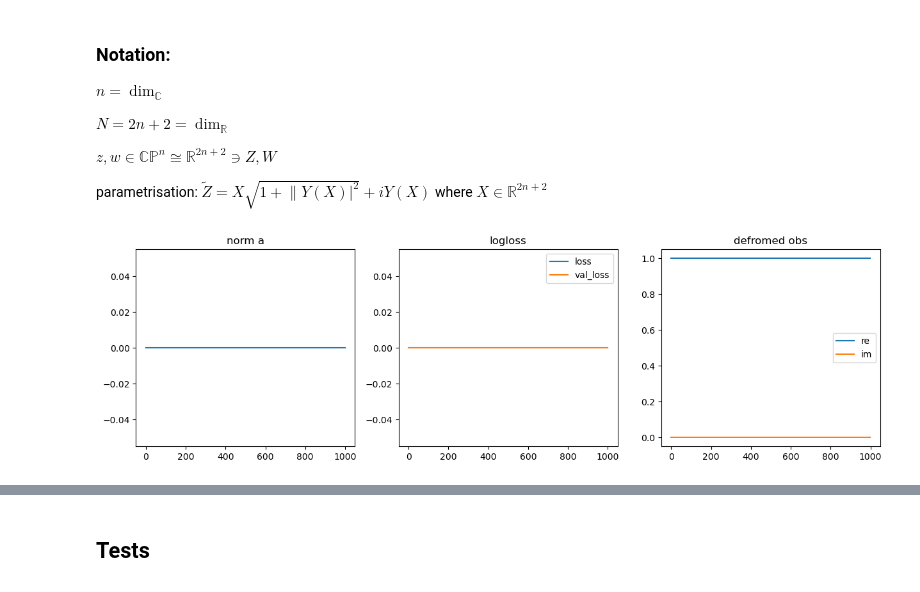
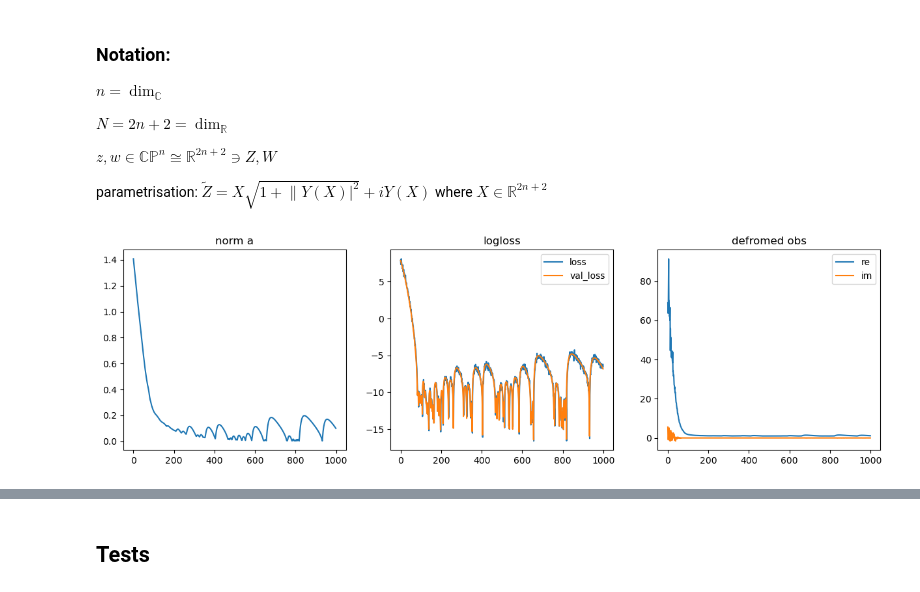
Before and after one commit to dHuberYoumans/CPNStN, a Jupyter notebook: toy_model/toy_model.ipynb, the cells around one changed output, grey strips where cells are left out. Cells and saved outputs as stored; diff of their text form; code cells hidden in the pictures.

Commit message:
update deformization model
implementation of constnat deformation (constructing Omega is now compatible with batching)

```diff
--- a/toy_model/toy_model.ipynb
+++ b/toy_model/toy_model.ipynb
@@ -841,6 +841,21 @@ $N = 2n + 2 = \dim_{\mathbb{R}}$
 $z, w \in \mathbb{CP}^n \cong \mathbb{R}^{2n + 2} \ni Z, W$
 
 parametrisation: $\tilde Z = X \sqrt{1 + \lVert Y(X)\rvert^2} + i Y(X)$ where $X \in \mathbb{R}^{2n + 2}$
+# %%
+def blkdiag(arrs:list) -> torch.tensor:
+    # make sure broadcasting works!
+    # first element in arrs should be
+    shapes = torch.tensor([i.shape for i in arrs])
+    out = torch.zeros(list(shapes[0,:-2])+[shapes[:,-1].sum() , shapes[:, -2].sum()])
+    r, c = 0, 0
+
+    for i, idx in enumerate(shapes):
+        rr, cc = idx[-2], idx[-1]
+        out[...,r:r + rr, c:c + cc] = arrs[i]
+        r += rr
+        c += cc
+
+    return out
 # %%
 # SDG OPTIMIZATION
 class ZeroDModel(nn.Module):
@@ -988,13 +1024,17 @@ class ZeroDModel(nn.Module):
 
 # SET HYPERPARAMETERS
 beta = 1.0
-alpha = 1e-3
+alpha = 1e-2
 
 # SET PARAMETERS
-a = 0.0*torch.randn(*phi.shape[1:]) # 2 deform params
+# a = 0.1*torch.randn(*phi.shape[1:]) # deform params linear
+# deformation = 'linear'
+
+a = torch.randn(phi.shape[-3],phi.shape[-2]//2,phi.shape[-1])
+deformation = 'constant'
 
 # SETUP MODEL
-model = ZeroDModel(dim_C=n,observable=lambda x: 1.0,deformation='linear',deformation_param=a,beta=beta)
+model = ZeroDModel(dim_C=n,observable=lambda x: 1.0,deformation=deformation,deformation_param=a,beta=beta)
 optimizer = optim.Adam(model.parameters(),lr=alpha)
 
 # TRAIN-VALIDATION-SPLIT
@@ -1027,38 +1067,36 @@ for epoch in tqdm(range(epochs)):
 
     # TRAIN
     deformed_obs = model(samples=phi_train[minibatch])
-    loss_train =loss_fct(deformed_obs)
+    loss_train = loss_fct(deformed_obs)
     loss_train.backward()
 
     with torch.no_grad():
         observable.append(grab(deformed_obs).mean())
 
     optimizer.step()
 
     # VALIDATION
     with torch.no_grad():
         deformed_obs_val = model(samples=phi_val)
         loss_val = loss_fct(deformed_obs_val)
-
-
 
     losses_train.append(grab(loss_train))
     losses_val.append(grab(loss_val))
     anorm.append(np.linalg.norm(grab(a).ravel()))
 
 
 # PLOT
 fig, ax = plt.subplots(nrows=1,ncols=3,figsize=(15,4))
 
 ax[0].plot(anorm)
 ax[0].set_title('norm a')
 ax[1].plot(losses_train,label='loss')
 ax[1].plot(losses_val,label='val_loss')
 ax[1].legend()
 ax[1].set_title('logloss')
 ax[2].plot([z.real for z in observable],label='re')
 ax[2].plot([z.imag for z in observable],label='im')
 ax[2].set_title('defromed obs')
 ax[2].legend();
 # %% [output]
-[figure, old version]
+[figure, new version]
```
Also changed, not shown: parts of 3 cells of this notebook.
